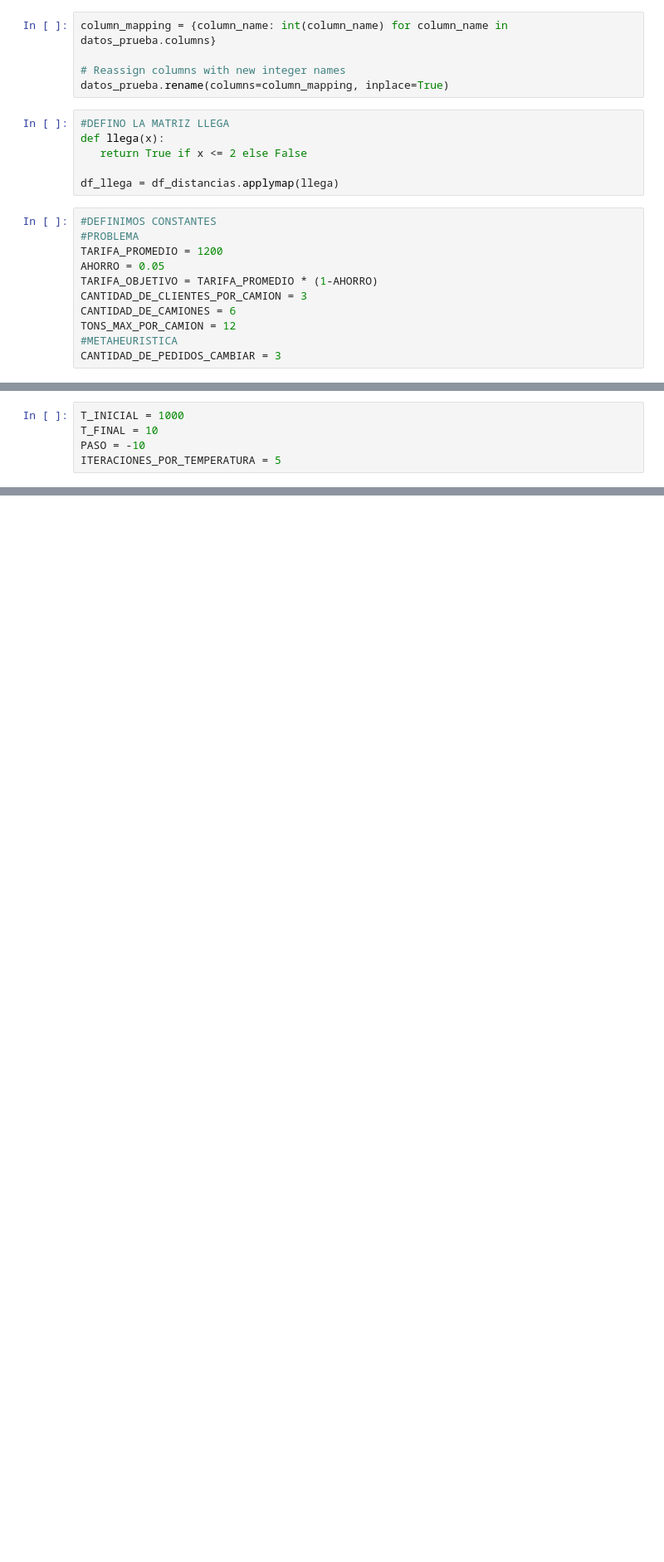
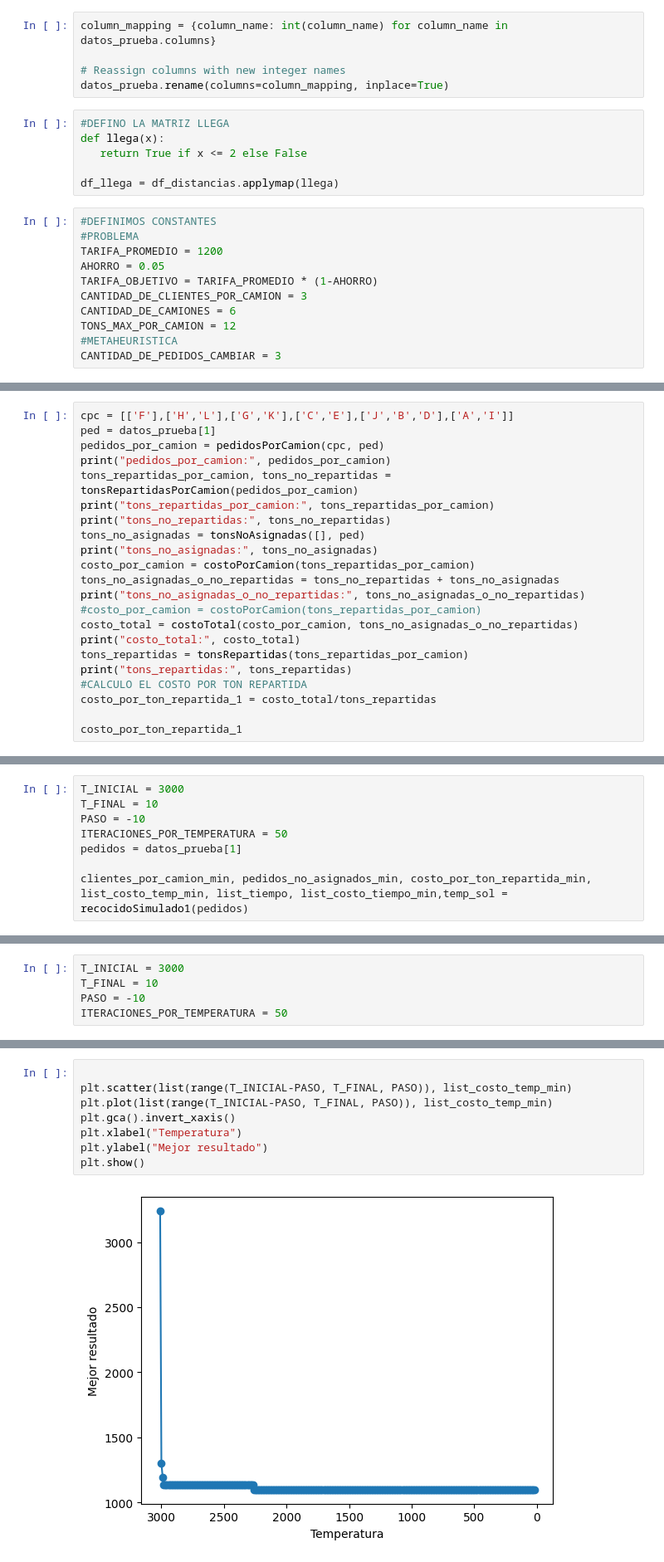
Before and after one commit to rodrigoamor5/TP2_Operativa_III, a Jupyter notebook: Notebooks/VersionFinal.ipynb, the cells around one changed output, grey strips where cells are left out. Shown at 83% size. Saved outputs shown, nothing was run; the diff lists cells and outputs as text; blank space fills up the shorter version.

Commit message:
Funcion opt_2_bis agregada, graficado de t y T vs costo_min

```diff
--- a/Notebooks/VersionFinal.ipynb
+++ b/Notebooks/VersionFinal.ipynb
@@ -118,0 +193,22 @@ def tonsRepartidas(tons_repartidas_por_camion):
+# %%
+cpc = [['F'],['H','L'],['G','K'],['C','E'],['J','B','D'],['A','I']]
+ped = datos_prueba[1]
+pedidos_por_camion = pedidosPorCamion(cpc, ped)
+print("pedidos_por_camion:", pedidos_por_camion)
+tons_repartidas_por_camion, tons_no_repartidas = tonsRepartidasPorCamion(pedidos_por_camion)
+print("tons_repartidas_por_camion:", tons_repartidas_por_camion)
+print("tons_no_repartidas:", tons_no_repartidas)
+tons_no_asignadas = tonsNoAsignadas([], ped)
+print("tons_no_asignadas:", tons_no_asignadas)
+costo_por_camion = costoPorCamion(tons_repartidas_por_camion)
+tons_no_asignadas_o_no_repartidas = tons_no_repartidas + tons_no_asignadas
+print("tons_no_asignadas_o_no_repartidas:", tons_no_asignadas_o_no_repartidas)
+#costo_por_camion = costoPorCamion(tons_repartidas_por_camion)
+costo_total = costoTotal(costo_por_camion, tons_no_asignadas_o_no_repartidas)
+print("costo_total:", costo_total)
+tons_repartidas = tonsRepartidas(tons_repartidas_por_camion)
+print("tons_repartidas:", tons_repartidas)
+#CALCULO EL COSTO POR TON REPARTIDA
+costo_por_ton_repartida_1 = costo_total/tons_repartidas
+
+costo_por_ton_repartida_1
@@ -153,0 +437,8 @@ def generarVecino1(clientes_por_camion, pedidos_por_asignar): #Recibe una list d
+# %%
+T_INICIAL = 3000
+T_FINAL = 10
+PASO = -10
+ITERACIONES_POR_TEMPERATURA = 50
+pedidos = datos_prueba[1]
+
+clientes_por_camion_min, pedidos_no_asignados_min, costo_por_ton_repartida_min, list_costo_temp_min, list_tiempo, list_costo_tiempo_min,temp_sol = recocidoSimulado1(pedidos)
@@ -154,5 +452,5 @@ def generarVecino1(clientes_por_camion, pedidos_por_asignar): #Recibe una list d
 # %%
-T_INICIAL = 1000
+T_INICIAL = 3000
 T_FINAL = 10
 PASO = -10
-ITERACIONES_POR_TEMPERATURA = 5
+ITERACIONES_POR_TEMPERATURA = 50
@@ -158,0 +488,10 @@ ITERACIONES_POR_TEMPERATURA = 5
+# %%
+
+plt.scatter(list(range(T_INICIAL-PASO, T_FINAL, PASO)), list_costo_temp_min)
+plt.plot(list(range(T_INICIAL-PASO, T_FINAL, PASO)), list_costo_temp_min)
+plt.gca().invert_xaxis()
+plt.xlabel("Temperatura")
+plt.ylabel("Mejor resultado")
+plt.show()
+# %% [output]
+[figure, added]
```
Also changed, not shown: parts of 43 cells of this notebook, 16 other files.
